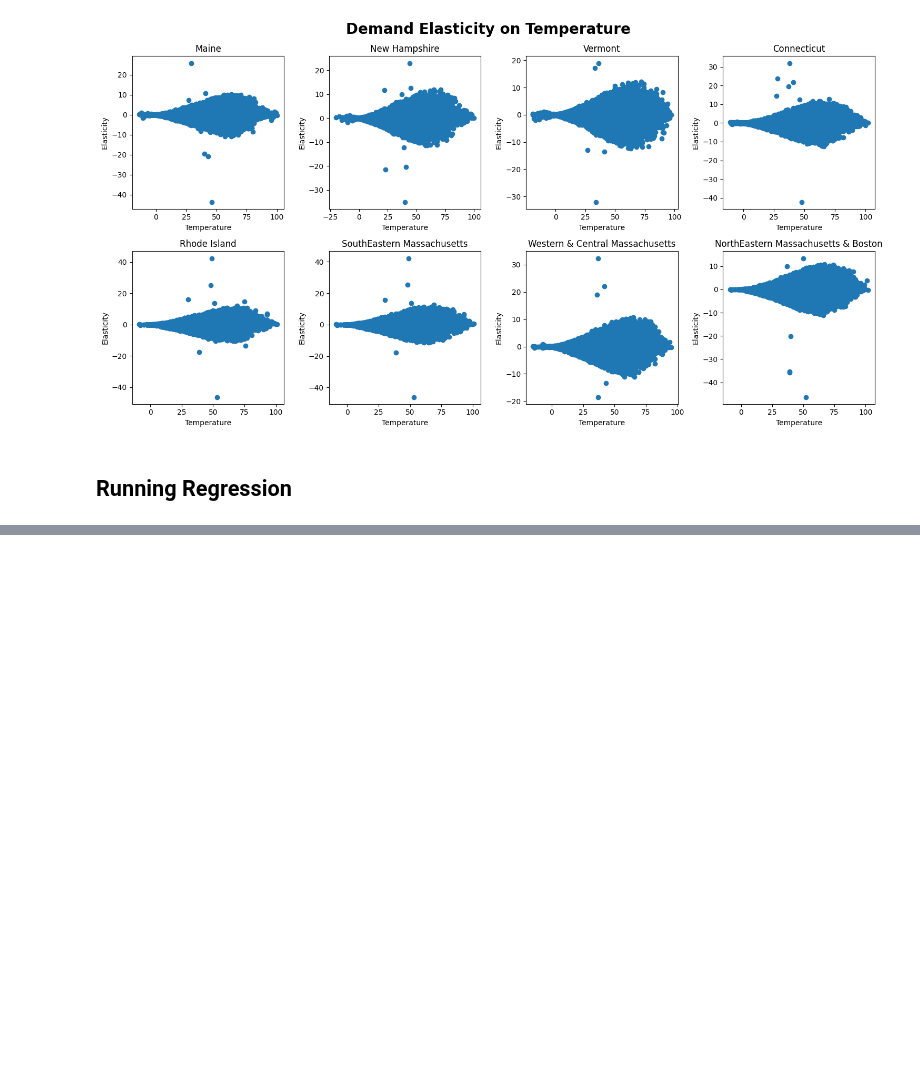
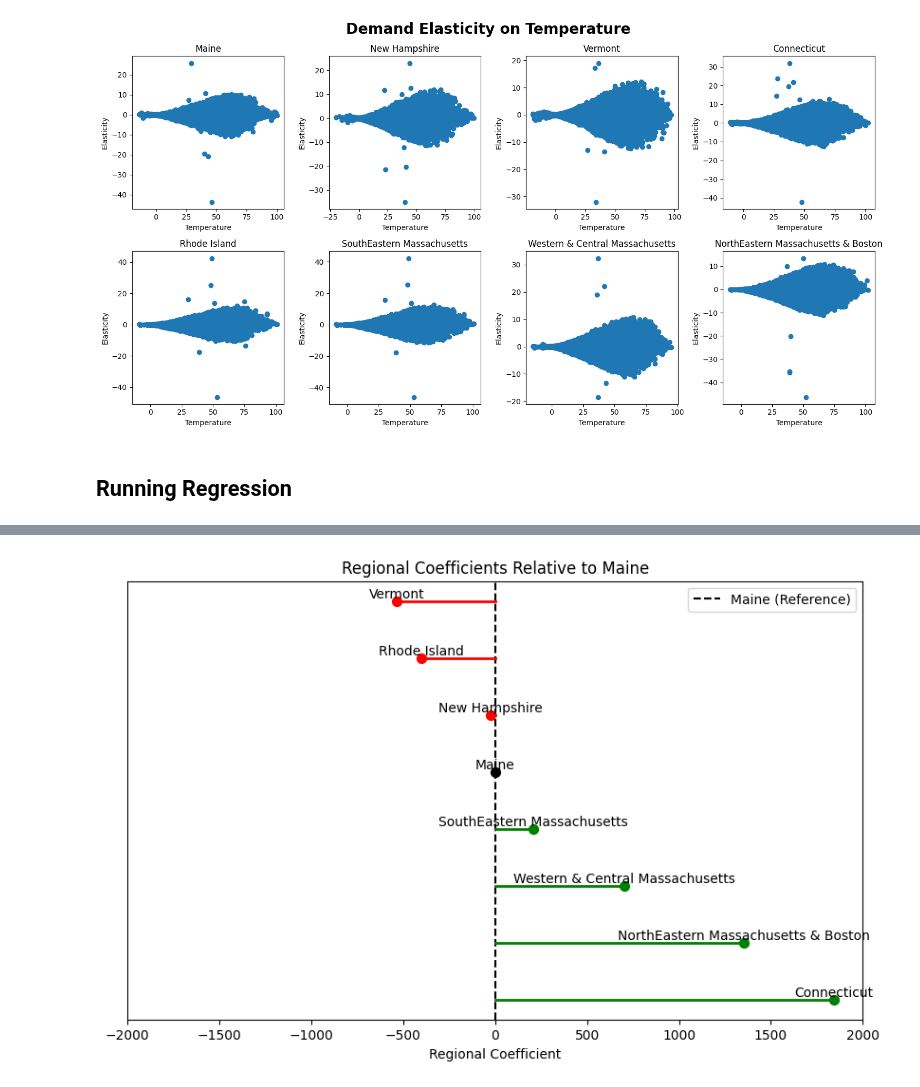
Before and after one commit to kevivuu/ECON323-project, a Jupyter notebook: Final Project.ipynb, the cells around one changed output, grey strips where cells are left out. Cells and saved outputs as stored; diff of their text form; code cells hidden in the pictures; blank space fills up the shorter version.

```diff
--- a/Final Project.ipynb
+++ b/Final Project.ipynb
@@ -330,0 +394,9 @@ big_state_df
+# %%
+region_avg_betas = pd.DataFrame({'Region' : ['Connecticut', 'Vermont', 'New Hampshire', 'Rhode Island',
+                                                    'SouthEastern Massachusetts', 'Western & Central Massachusetts',
+                                                    'NorthEastern Massachusetts & Boston'],
+                                 'Beta' : model.params[1:8]})
+region_avg_betas.reset_index(drop=True, inplace=True)
+region_avg_betas.loc[len(region_avg_betas)] = ['Maine', 0]      #Maine is used as reference
+
+region_avg_betas
@@ -330,0 +413,51 @@ big_state_df
+# %%
+# Sort the DataFrame by Beta values for better visualization
+region_avg_betas = region_avg_betas.sort_values(by='Beta', ascending=False)
+
+# Plotting
+plt.figure(figsize=(10, 6))
+
+# Plot the vertical line for Maine (coefficient = 0)
+plt.axvline(x=0, color='black', linestyle='--', label='Maine (Reference)')
+
+# Add horizontal lines and points for each region
+for _, row in region_avg_betas.iterrows():
+    region = row['Region']
+    beta = row['Beta']
+
+    # Horizontal line: green if positive, red if negative
+    line_color = 'green' if beta >= 0 else 'red'
+    plt.plot([0, beta], [region, region], color=line_color, lw=2)  # Horizontal line from Maine to region
+
+    # Dot color: green if positive, red if negative, black for Maine
+    if region == 'Maine':
+        dot_color = 'black'
+    else:
+        dot_color = 'green' if beta >= 0 else 'red'
+
+    # Plot the point (region's coefficient) on the x-axis, with smaller size
+    plt.scatter(beta, region, color=dot_color, s=50)
+
+    # Label the region above the dot
+    plt.text(beta, region, region, ha='center', va='bottom', fontsize=10)
+
+# Remove y-axis label
+plt.yticks([])
+
+# Set x-axis ticks from -2000 to 2000 with a step of 500
+plt.xticks(range(-2000, 2001, 500))
+
+# Add labels and title
+plt.xlabel('Regional Coefficient')
+plt.title('Regional Coefficients Relative to Maine')
+
+# Add legend
+plt.legend()
+
+# Show the plot without the grid
+plt.grid(False)
+
+# Show the plot
+plt.show()
+# %% [output]
+[figure, added]
```
Also changed, not shown: parts of 6 cells of this notebook.
